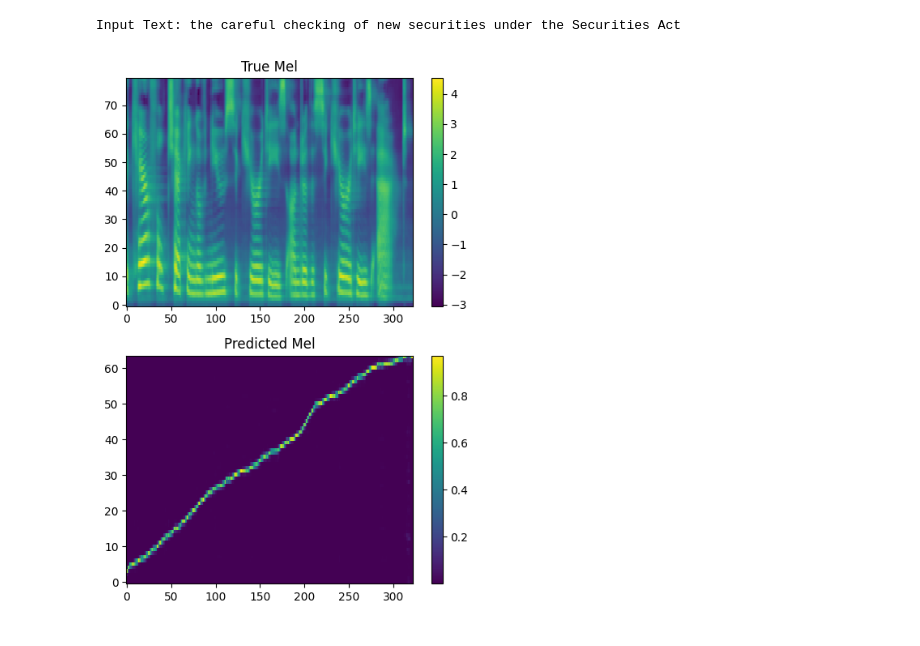
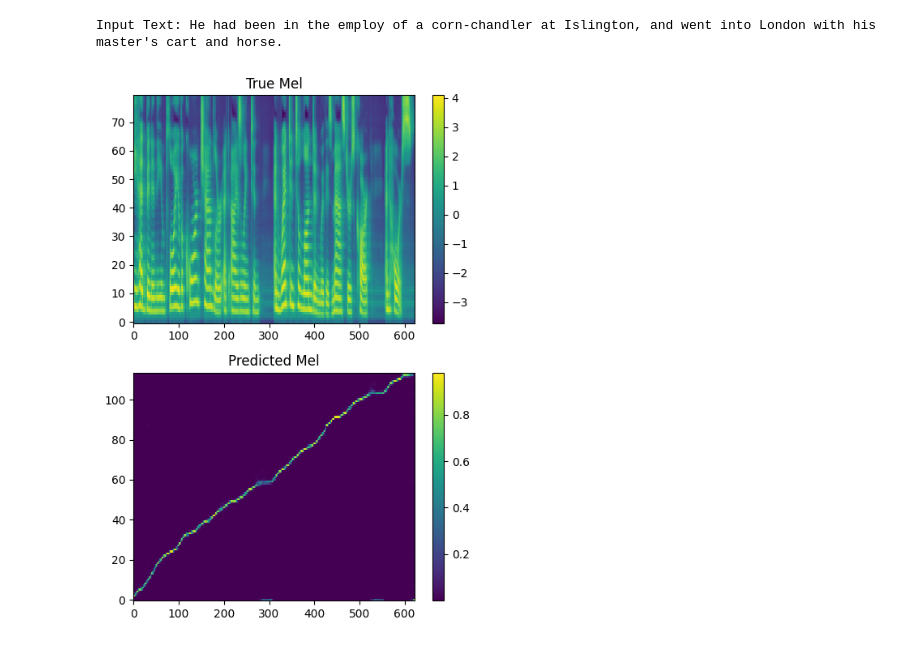
Before and after one commit to exploringweirdmachines/PyTorch-Adventures, a Jupyter notebook: PyTorch for Audio/Tacotron2/inference.ipynb, the cells around one changed output. Cells and saved outputs as stored; diff of their text form; code cells hidden in the pictures.

Commit message:
completed tacotron2

```diff
--- a/PyTorch for Audio/Tacotron2/inference.ipynb
+++ b/PyTorch for Audio/Tacotron2/inference.ipynb
@@ -12,35 +12,35 @@ data = pd.read_csv("data/test_metadata.csv")
 config = Tacotron2Config()
 model = Tacotron2(config)
 tokenizer = Tokenizer()
 a2m = AudioMelConversions()
 
-state_dict = torch.load('work_dir/no_wd/tacotron2/final_checkpoint/pytorch_model.bin', map_location=torch.device('cpu'))
+state_dict = torch.load('work_dir/trained_taco/pytorch_model.bin', map_location=torch.device('cpu'))
 model.load_state_dict(state_dict)
 model.eval()
 
 def inference(text):
     print(f"Input Text: {text}")
 
     tokens = tokenizer.encode(text).unsqueeze(0)
     output, alignments  = model.inference(tokens)
 
     fig, axes = plt.subplots(2, 1, figsize=(5, 7))
     im0 = axes[0].imshow(output[0].T, aspect='auto', origin='lower', interpolation='none')
     axes[0].set_title("True Mel")
     fig.colorbar(im0, ax=axes[0])
 
     im1 = axes[1].imshow(alignments[0].T, aspect='auto', origin='lower', interpolation='none')
     axes[1].set_title("Predicted Mel")
     fig.colorbar(im1, ax=axes[1])
 
     plt.tight_layout()
     plt.show()
 
     audio = a2m.mel2audio(output[0].T, do_denorm=True)
     display(Audio(audio, rate=22050))
 
-inference(data["normalized_transcript"][51])
+inference(data["normalized_transcript"][0])
 # %% [output]
-Input Text: the careful checking of new securities under the Securities Act
+Input Text: He had been in the employ of a corn-chandler at Islington, and went into London with his master's cart and horse.
-[figure, old version]
+[figure, new version]
 [interactive output not drawn]
```
Also changed, not shown: parts of 1 cell of this notebook, 4 other files.
